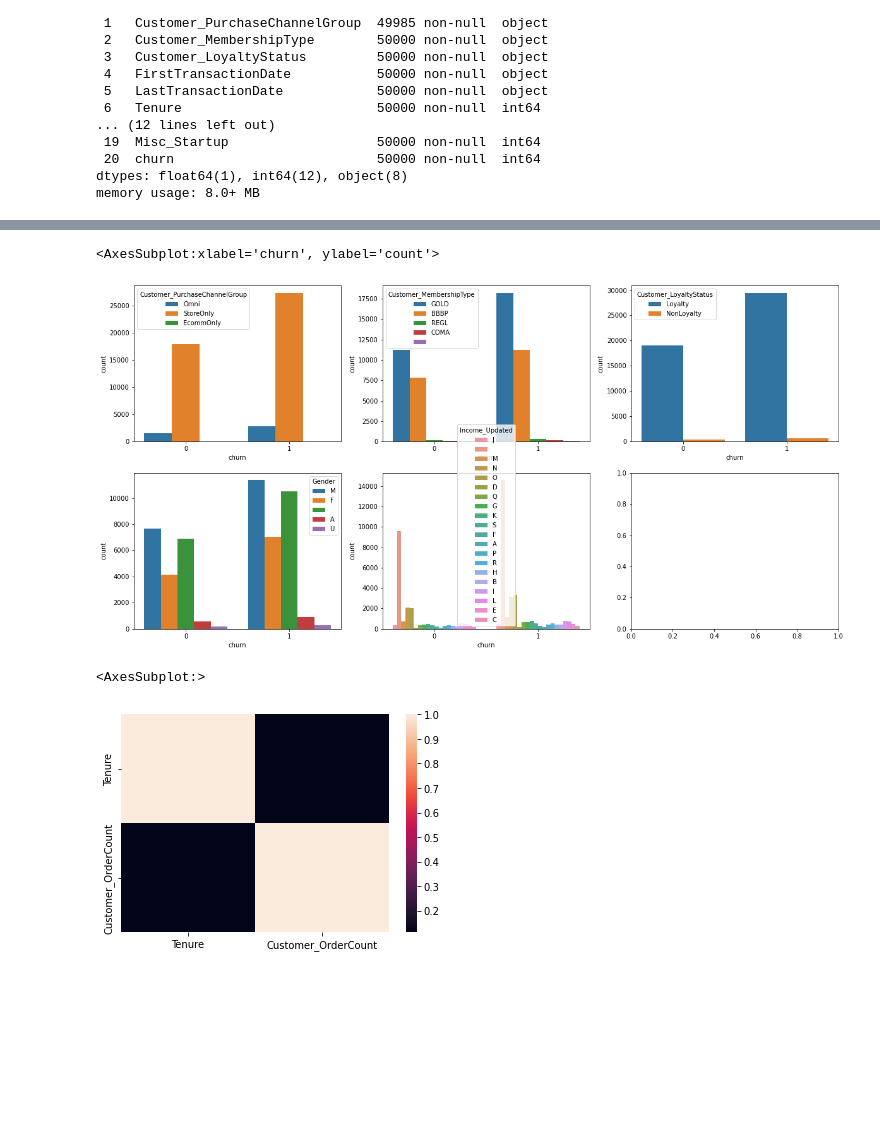
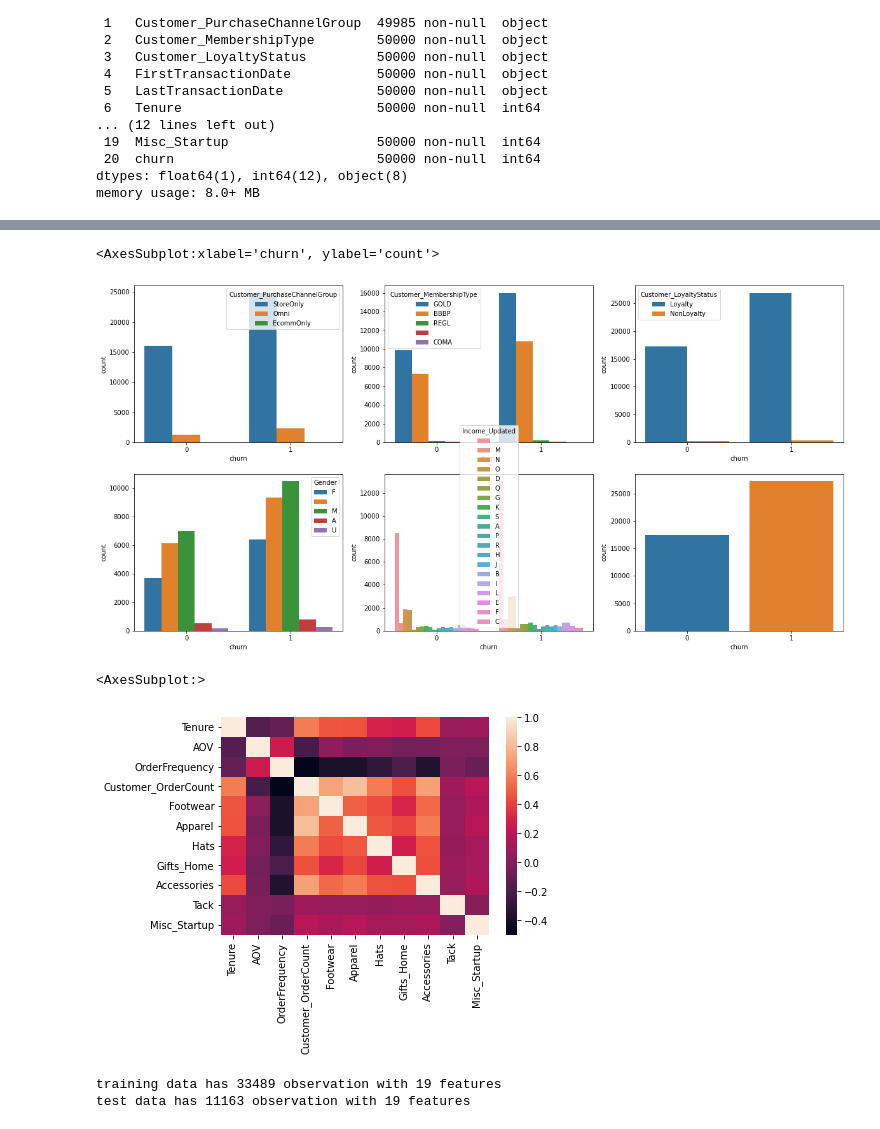
Before and after one commit to manlu96/churn-prediction, a Jupyter notebook: churn_prediction.ipynb, the cells around one changed output, grey strips where cells are left out. Cells and saved outputs as stored; diff of their text form; code cells hidden in the pictures; blank space fills up the shorter version.

Commit message:
wrote a test file

```diff
--- a/churn_prediction.ipynb
+++ b/churn_prediction.ipynb
@@ -68,2 +70,4 @@ print(churn_df['AOV'].quantile(q=0.95))
 # %%
 churn_df = churn_df.drop(churn_df[churn_df['AOV'] <= 0].index)
+churn_df = churn_df.drop(churn_df[churn_df['AOV'] > 243].index)
+churn_df = churn_df.drop(churn_df[churn_df['Customer_OrderCount'] > 63].index)
@@ -85,13 +101,14 @@ sns.countplot(x='churn', hue='Customer_MembershipType', data=churn_df,ax = axss[
 sns.countplot(x='churn', hue='Customer_LoyaltyStatus', data=churn_df,ax = axss[0][2])
 sns.countplot(x='churn', hue='Gender', data=churn_df,ax = axss[1][0])
 sns.countplot(x='churn', hue='Income_Updated', data=churn_df,ax = axss[1][1])
+sns.countplot(x='churn', data=churn_df,ax = axss[1][2])
 # %% [output]
 <AxesSubplot:xlabel='churn', ylabel='count'>
-[figure, old version]
+[figure, new version]
 # %%
-corr_score = churn_df[['Tenure','Customer_OrderCount']].corr()
+corr_score = churn_df[["Tenure", "AOV", "OrderFrequency", "Customer_OrderCount", "Footwear", "Apparel", "Hats", "Gifts_Home", "Accessories", "Tack", "Misc_Startup"]].corr()
 
 sns.heatmap(corr_score)
 # %% [output]
 <AxesSubplot:>
-[figure, old version]
+[figure, new version]
@@ -97,0 +117,12 @@ sns.heatmap(corr_score)
+# %%
+# split data into training and testing
+# The random state hyperparameter in the train_test_split() function controls the shuffling process.
+from sklearn import model_selection
+
+X_train, X_test, y_train, y_test = model_selection.train_test_split(X,y,test_size=0.25, stratify=y, random_state=42)
+
+print('training data has ' + str(X_train.shape[0]) + ' observation with ' + str(X_train.shape[1]) + ' features')
+print('test data has ' + str(X_test.shape[0]) + ' observation with ' + str(X_test.shape[1]) + ' features')
+# %% [output]
+training data has 33489 observation with 19 features
+test data has 11163 observation with 19 features
```
Also changed, not shown: parts of 6 cells of this notebook.
